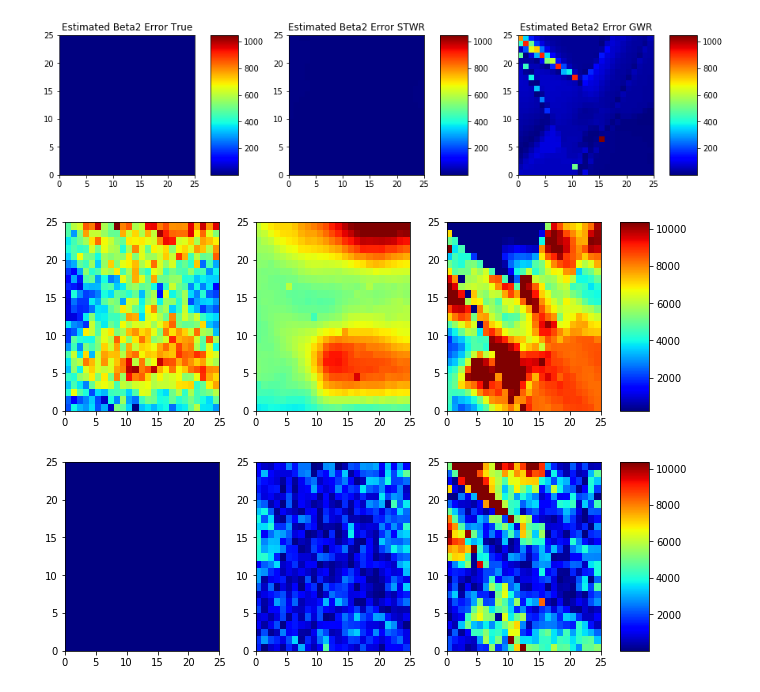
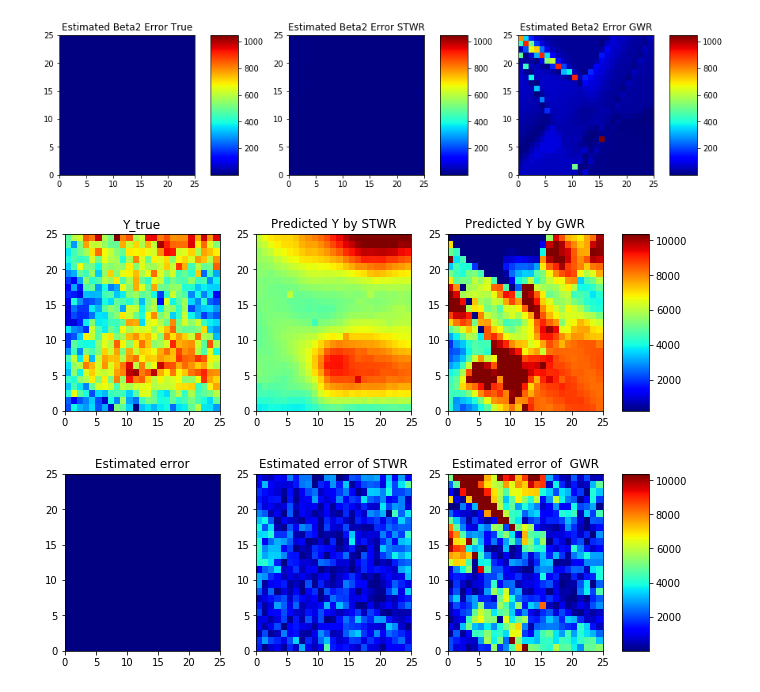
Before and after one commit to quexiang/STWR, a Jupyter notebook: notebook/STWR_UseCase_overfittingtest.ipynb, the cells around one changed output. Drawn from its saved outputs; the diff is of its cells as text; code cells hidden in the pictures.

```diff
--- a/notebook/STWR_UseCase_overfittingtest.ipynb
+++ b/notebook/STWR_UseCase_overfittingtest.ipynb
@@ -680,11 +680,11 @@ jet  = plt.get_cmap('jet',256)
 vmin_stwr=np.amin(y_true)
 vmax_stwr=np.amax(y_true)
 
-ax_true  = fig_pred_cmp_stwr.add_subplot(gs_stwr[0,0])
+ax_true  = fig_pred_cmp_stwr.add_subplot(gs_stwr[0,0],title= "Y_true")
 psm_true = ax_true.pcolormesh(y_true, cmap=jet, rasterized=True, vmin=vmin_stwr, vmax=vmax_stwr)
-ax_stwr  = fig_pred_cmp_stwr.add_subplot(gs_stwr[0,1])
+ax_stwr  = fig_pred_cmp_stwr.add_subplot(gs_stwr[0,1],title= "Predicted Y by STWR")
 psm_stwr = ax_stwr.pcolormesh(draw_vals_stwr, cmap=jet, rasterized=True, vmin=vmin_stwr, vmax=vmax_stwr)
-ax_gwr  =  fig_pred_cmp_stwr.add_subplot(gs_stwr[0,2])
+ax_gwr  =  fig_pred_cmp_stwr.add_subplot(gs_stwr[0,2],title= "Predicted Y by GWR")
 psm_gwr =  ax_gwr.pcolormesh(gwr_predresults, cmap=jet, rasterized=True, vmin=vmin_stwr, vmax=vmax_stwr)
 
 fig_pred_cmp_stwr.colorbar(psm_true, ax = fig_pred_cmp_stwr.axes[2])
@@ -694,35 +694,35 @@ y_self_err = np.abs(y_true-y_true)
 y_pre_stwr_err = np.abs(y_true- draw_vals_stwr)
 y_pre_gwr_err = np.abs(y_true-gwr_predresults)
 
 fig_prederr_cmp_stwr = plt.figure(figsize=(9,3),constrained_layout=True)
 gs_stwr_err = GridSpec(1, 3, figure=fig_prederr_cmp_stwr)
 jet  = plt.get_cmap('jet',256)
 
 vmin1  =np.amin(y_pre_stwr_err)
 vmin2  =np.amin(y_pre_gwr_err)
 if(vmin1 <vmin2):
     vmin_stwr_err=vmin1
 else:
     vmin_stwr_err= vmin2
 vmax1 = np.amax(y_pre_stwr_err)
 vmax2 = np.amax(y_pre_gwr_err)
 if(vmax1 >vmax2):
     vmax_stwr_err=vmax1
 else:
     vmax_stwr_err= vmax2
 
 if (vmax_stwr_err>vmax_stwr):
         vmax_stwr_err = vmax_stwr
 
-ax_true_err  = fig_prederr_cmp_stwr.add_subplot(gs_stwr_err[0,0])
+ax_true_err  = fig_prederr_cmp_stwr.add_subplot(gs_stwr_err[0,0],title = "Estimated error")
 psm_true_err = ax_true_err.pcolormesh(y_self_err, cmap=jet, rasterized=True, vmin=vmin_stwr_err, vmax=vmax_stwr_err)
-ax_stwr_err  = fig_prederr_cmp_stwr.add_subplot(gs_stwr_err[0,1])
+ax_stwr_err  = fig_prederr_cmp_stwr.add_subplot(gs_stwr_err[0,1],title = "Estimated error of STWR")
 psm_stwr_err = ax_stwr_err.pcolormesh(y_pre_stwr_err, cmap=jet, rasterized=True, vmin=vmin_stwr_err, vmax=vmax_stwr_err)
-ax_gwr_err  =  fig_prederr_cmp_stwr.add_subplot(gs_stwr_err[0,2])
+ax_gwr_err  =  fig_prederr_cmp_stwr.add_subplot(gs_stwr_err[0,2],title = "Estimated error of  GWR")
 psm_gwr_err =  ax_gwr_err.pcolormesh(y_pre_gwr_err, cmap=jet, rasterized=True, vmin=vmin_stwr_err, vmax=vmax_stwr_err)
 
 fig_prederr_cmp_stwr.colorbar(psm_true_err, ax = fig_prederr_cmp_stwr.axes[2])
 plt.show()
 # %% [output]
-[figure, old version]
+[figure, new version]
-[figure, old version]
+[figure, new version]
```
